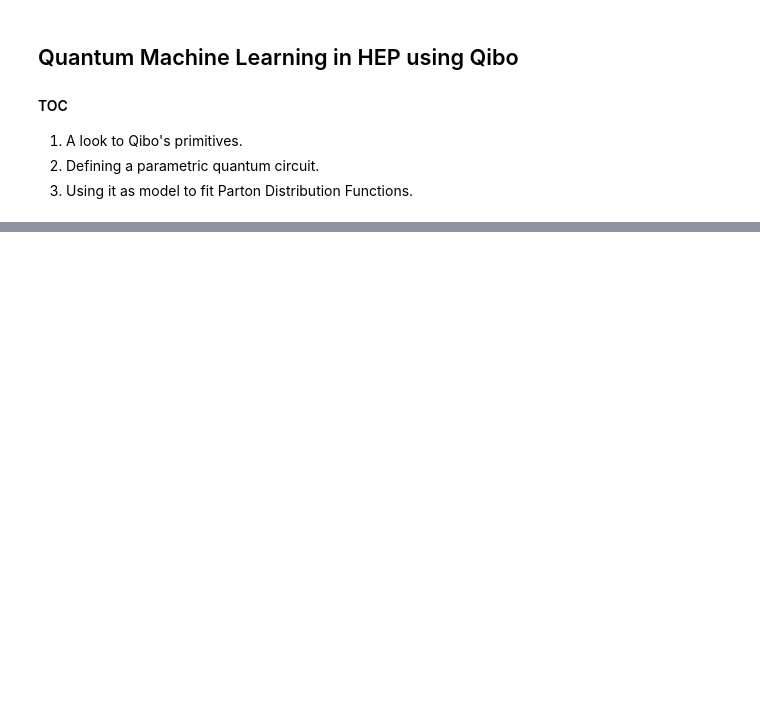
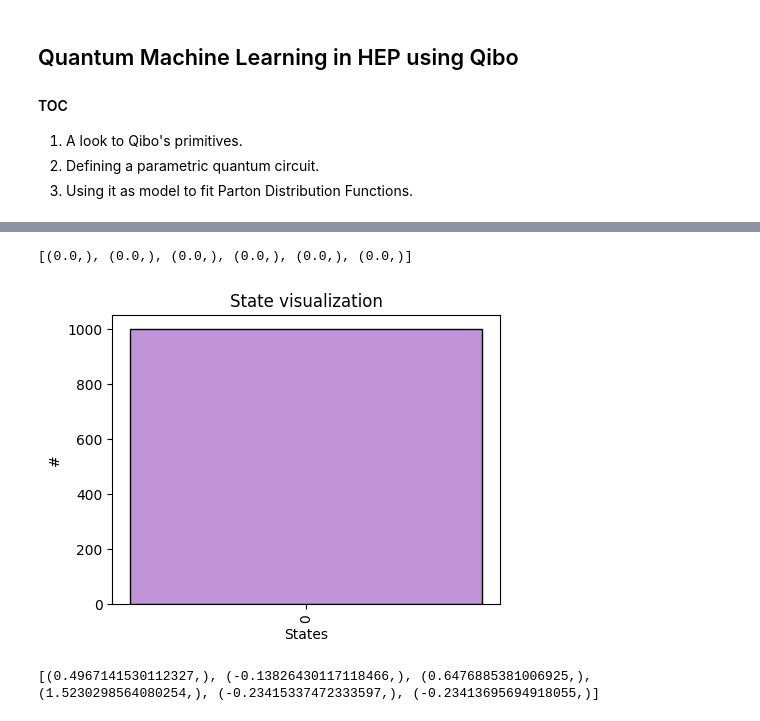
Before and after one commit to MatteoRobbiati/Qibo-PyHEP, a Jupyter notebook: qibo4HEP.ipynb, the cells around one changed output, grey strips where cells are left out. Saved outputs shown, nothing was run; the diff lists cells and outputs as text; code cells hidden in the pictures; blank space fills up the shorter version.

```diff
--- a/qibo4HEP.ipynb
+++ b/qibo4HEP.ipynb
@@ -25,0 +146,13 @@ qibo.list_available_backends()
+# %%
+def build_parametric_circuit(nlayers):
+    """Construct the scheleton of the parametric quantum circuit."""
+    c = Circuit(1)
+    for _ in range(nlayers):
+        c.add(gates.RY(q=0, theta=0.))
+        c.add(gates.RZ(q=0, theta=0.))
+    c.add(gates.M(0))
+    return c
+# %%
+pqc = build_parametric_circuit(nlayers=3)
+print(c.draw(), "\n")
+print(c.summary())
@@ -25,0 +170,17 @@ qibo.list_available_backends()
+# %%
+print(pqc.get_parameters())
+# %% [output]
+[(0.0,), (0.0,), (0.0,), (0.0,), (0.0,), (0.0,)]
+# %%
+visualize_state(pqc(nshots=1000).frequencies())
+# %% [output]
+[figure, added]
+# %%
+np.random.seed(42)
+nparams = len(pqc.get_parameters())
+new_parameters = np.random.randn(nparams)
+
+pqc.set_parameters(new_parameters)
+print(pqc.get_parameters())
+# %% [output]
+[(0.4967141530112327,), (-0.13826430117118466,), (0.6476885381006925,), (1.5230298564080254,), (-0.23415337472333597,), (-0.23413695694918055,)]
```
Also changed, not shown: parts of 26 cells of this notebook.
